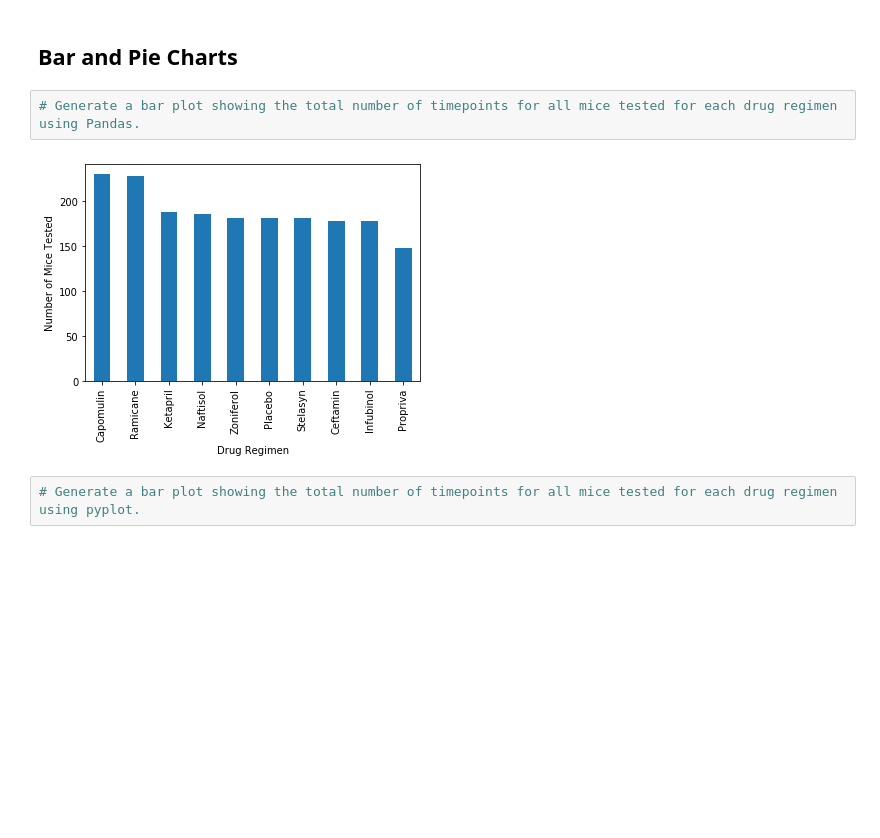
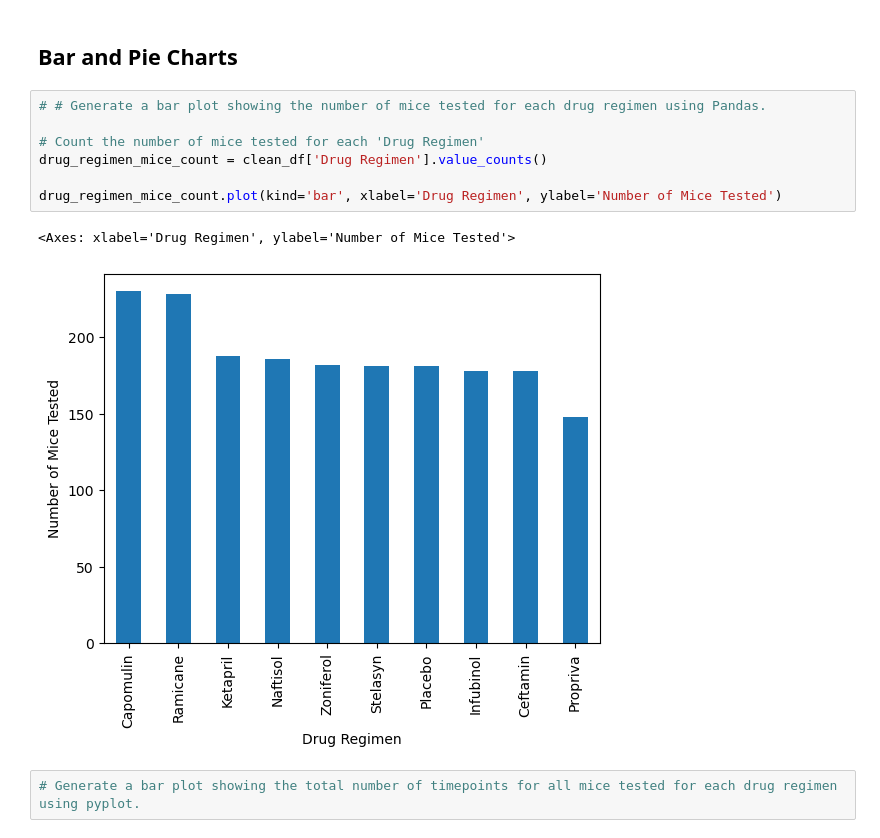
Before and after one commit to JeremyTallant/MatPlotLib-challenge, a Jupyter notebook: Pymaceuticals/pymaceuticals.ipynb, the cells around one changed output. Saved outputs shown, nothing was run; the diff lists cells and outputs as text; blank space fills up the shorter version.

Commit message:
made bar chart with pandas

```diff
--- a/Pymaceuticals/pymaceuticals.ipynb
+++ b/Pymaceuticals/pymaceuticals.ipynb
@@ -131,9 +132,15 @@ clean_df.groupby(['Drug Regimen'])[['Tumor Volume (mm3)']].agg(['mean', 'median'
 # %% [markdown]
 ## Bar and Pie Charts
 # %%
-# Generate a bar plot showing the total number of timepoints for all mice tested for each drug regimen using Pandas.
+# # Generate a bar plot showing the number of mice tested for each drug regimen using Pandas.
+
+# Count the number of mice tested for each 'Drug Regimen'
+drug_regimen_mice_count = clean_df['Drug Regimen'].value_counts()
+
+drug_regimen_mice_count.plot(kind='bar', xlabel='Drug Regimen', ylabel='Number of Mice Tested')
 # %% [output]
+<Axes: xlabel='Drug Regimen', ylabel='Number of Mice Tested'>
-[figure, old version]
+[figure, new version]
 # %%
 # Generate a bar plot showing the total number of timepoints for all mice tested for each drug regimen using pyplot.
 # %% [output]
```
Also changed, not shown: parts of 1 cell of this notebook.
